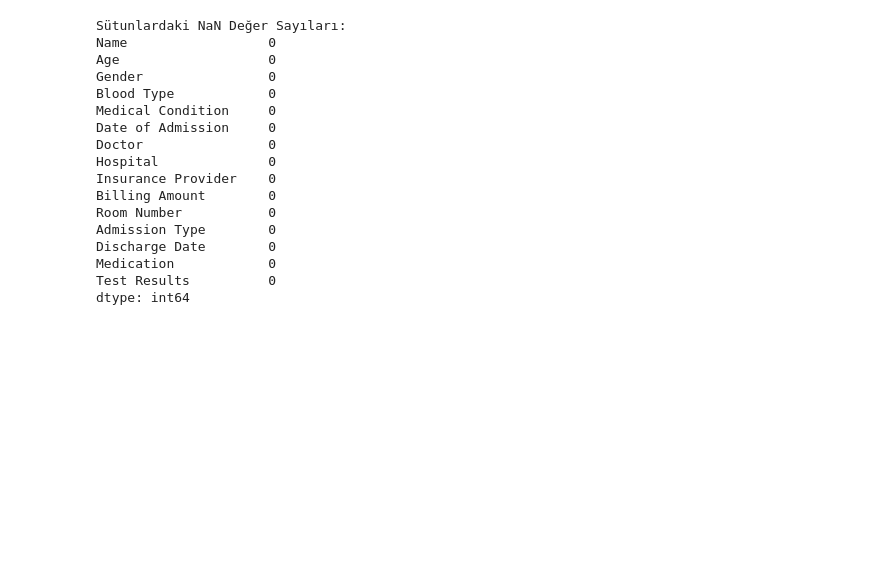
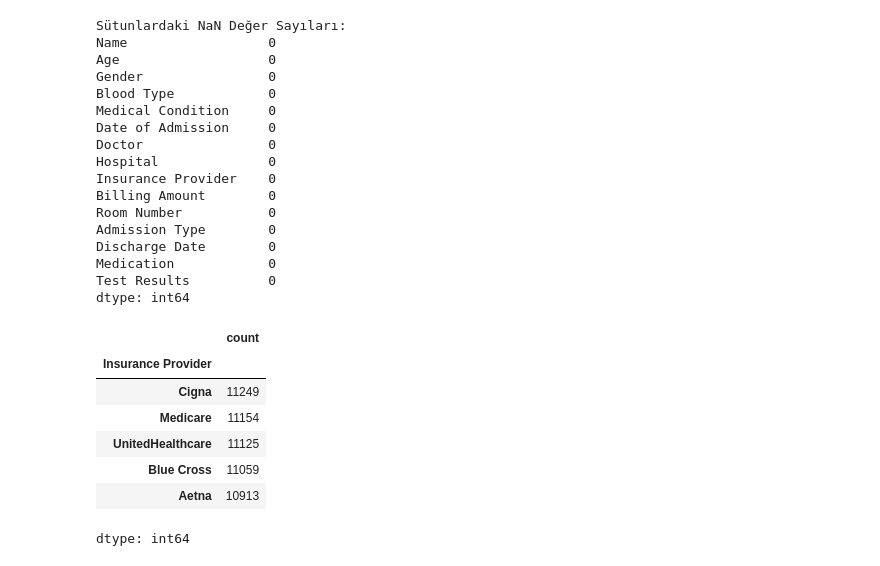
Before and after one commit to elifkaradenizz/sigorta-saglayici-analizi, a Jupyter notebook: SigortaSağlayıcıAnalizi.ipynb, the cells around one changed output. Cells and saved outputs as stored; diff of their text form; code cells hidden in the pictures; blank space fills up the shorter version.

```diff
--- a/SigortaSağlayıcıAnalizi.ipynb
+++ b/SigortaSağlayıcıAnalizi.ipynb
@@ -56,3 +131,14 @@ Discharge Date        0
 Medication            0
 Test Results          0
 dtype: int64
+# %%
+df["Insurance Provider"].value_counts() #Benzersiz değerlerin sayısını verir.
+# %% [output]
+|  | count |
+| Insurance Provider |  |
+| Cigna | 11249 |
+| Medicare | 11154 |
+| UnitedHealthcare | 11125 |
+| Blue Cross | 11059 |
+| Aetna | 10913 |
+dtype: int64
```
Also changed, not shown: parts of 10 cells of this notebook.
